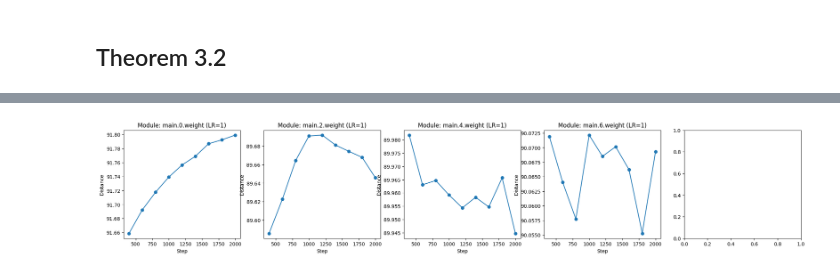
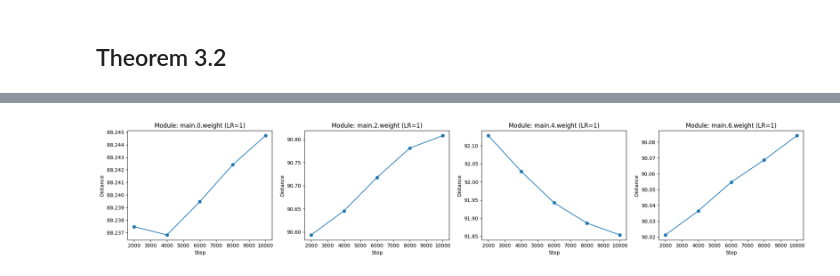
Before and after one commit to jkdxg8837/Diffusion_One, a Jupyter notebook: theorem_veri.ipynb, the cells around one changed output, grey strips where cells are left out. Drawn from its saved outputs; the diff is of its cells as text; code cells hidden in the pictures.

```diff
--- a/theorem_veri.ipynb
+++ b/theorem_veri.ipynb
@@ -104,10 +104,10 @@ def reinit_lora(model, gamma, named_grad):
         total=len(list(model.named_modules())),
     ):
 
-        if isinstance(module, LoraLayer):
+        if isinstance(module, LoraLayer) and "8" not in name:
             reinit_lora_modules(name, module, gamma, named_grad)
 
-    pass
+        pass
     return model
 # %% [output]
 Using gpu
@@ -212,46 +214,39 @@ KeyboardInterrupt:
 # %%
 from peft import LoraConfig, get_peft_model
 # checkpoint_steps = [1999,7999,13999,19999]
-vf = MLP(input_dim=2, time_dim=1, hidden_dim=hidden_dim).to(device)
+vf_lora_reinit = MLP(input_dim=2, time_dim=1, hidden_dim=hidden_dim).to(device)
 lora_config = LoraConfig(
     r=8,
     lora_alpha=16,
-    target_modules=["main.0", "main.2", "main.4", "main.6", "main.8"],  # target Linear layers in MLP
+    target_modules=["main.0", "main.2", "main.4", "main.6"],  # target Linear layers in MLP
     init_lora_weights="gaussian",
 )
-vf = get_peft_model(vf, lora_config)
-print(vf.state_dict()['base_model.model.main.8.lora_A.default.weight'].shape)
+vf_lora_reinit = get_peft_model(vf_lora_reinit, lora_config)
+# print(vf.state_dict()['base_model.model.main.8.lora_A.default.weight'].shape)
 
 gamma = 9
-with open(f'/home/u5649209/workspace/flow_matching/ckpts/raw_model_gradients/models_grads_step0.pkl', 'rb') as f:
+with open(f'/home/u5649209/workspace/flow_matching/ckpts/raw_model_gradients/models_grads_step19999.pkl', 'rb') as f:
     named_grad = pickle.load(f)
-_ = reinit_lora(vf, gamma, named_grad)
+_ = reinit_lora(vf_lora_reinit, gamma, named_grad)
+state_dict = vf_lora_reinit.state_dict()
 
-# print(vf.state_dict().keys())
-state_dict = vf.state_dict()
-layer_num  = [0, 2, 4, 6, 8]
 
-load_checkpoint = 0
-checkpoint_steps = [199 + i * 200 for i in range(1, 10)]
-with open(f'/home/u5649209/workspace/flow_matching/ckpts/raw_model_gradients/models_grads_step{load_checkpoint}.pkl', 'rb') as f:
-    raw_models_grads = pickle.load(f)
+layer_num  = [0, 2, 4, 6]
 
+# Select modules for comparison
 module_list = ["main.0.weight", "main.0.bias", "main.2.weight", "main.2.bias",
                    "main.4.weight", "main.4.bias", "main.6.weight", "main.6.bias",
-                   "main.8.weight", "main.8.bias"]
-# checkpoint_steps = [1999,7999,13999,19999]
-vf1 = MLP(input_dim=2, time_dim=1, hidden_dim=hidden_dim).to(device)
-if load_checkpoint!= 0:
-    state_dict_path = f'/home/u5649209/workspace/flow_matching/ckpts/raw_models/raw_model_{load_checkpoint}.pth'
-    state_dict = torch.load(state_dict_path, map_location=device)
-    vf1.load_state_dict(state_dict)
+                #    "main.8.weight", "main.8.bias"
+                ]
+checkpoint_steps = [1999, 3999, 5999, 7999, 9999]
+
+
 distance_module_dict = {}
 # Calculate distance between original weights + lora_weights & trained weights
 for ckpt in checkpoint_steps:
 
-    weight_path = f'/home/u5649209/workspace/flow_matching/ckpts/raw_models/raw_model_{ckpt}.pth'
-
-    original_weights = vf1.state_dict()
+    weight_path = f'/home/u5649209/workspace/flow_matching/ckpts/weights/full_model_{ckpt}.pth'
+    # Full model finetuned weights
     loaded_weights = torch.load(weight_path, map_location=device)
 
     learning_rate_list = [1e-5, 1e-4, 1e-3, 1e-2, 1e-1, 1, 10, 20]
@@ -260,27 +255,24 @@ for ckpt in checkpoint_steps:
         module = f'main.{layer_num[i]}.weight'
         if 'bias' in module:
             continue
-        weights = loaded_weights[module].to(device)
-        gradients = raw_models_grads[module].to(device)
-        for lr in learning_rate_list:
-            # Reset model weights
-            ori_module_weights= original_weights[module].to(device)
-            loraB_weights = state_dict[f'base_model.model.main.{layer_num[i]}.lora_B.default.weight']
-            loraA_weights = state_dict[f'base_model.model.main.{layer_num[i]}.lora_A.default.weight']
+        compared_weights = loaded_weights[module].to(device)
 
-            lora_combined_weights = loraB_weights @ loraA_weights
+        loraB_weights = state_dict[f'base_model.model.main.{layer_num[i]}.lora_B.default.weight']
+        loraA_weights = state_dict[f'base_model.model.main.{layer_num[i]}.lora_A.default.weight']
 
-            after_optimization_weights = ori_module_weights + lr * lora_combined_weights
-            # distance = torch.norm(after_optimization_weights - weights).item()
-            # distance = wasserstein_distance(after_optimization_weights.cpu().numpy().flatten(), weights.cpu().numpy().flatten())
-            dot_product = np.dot(after_optimization_weights.flatten().cpu().numpy(), weights.flatten().cpu().numpy())
-            norm_after = np.linalg.norm(after_optimization_weights.flatten().cpu().numpy())
-            norm_weights = np.linalg.norm(weights.flatten().cpu().numpy())
-            distance = np.arccos(np.clip(dot_product / (norm_after * norm_weights), -1.0, 1.0)) / np.pi * 180
-            # Print the step, module, learning rate, and distance
-            # print(f"Step: {step}, Module: {module}, LR: {lr}, Distance: {distance}")
-            print(f"Step: {ckpt}, Module: {module}, LR: {lr}, Distance: {distance}")
-            distance_module_dict[(ckpt, module, lr)] = distance
+        lora_combined_weights = loraB_weights @ loraA_weights
+
+
+        # distance = torch.norm(after_optimization_weights - weights).item()
+        # distance = wasserstein_distance(after_optimization_weights.cpu().numpy().flatten(), weights.cpu().numpy().flatten())
+        dot_product = np.dot(compared_weights.flatten().cpu().numpy(), lora_combined_weights.flatten().cpu().numpy())
+        norm_after = np.linalg.norm(compared_weights.flatten().cpu().numpy())
+        norm_weights = np.linalg.norm(lora_combined_weights.flatten().cpu().numpy())
+        distance = np.arccos(np.clip(dot_product / (norm_after * norm_weights), -1.0, 1.0)) / np.pi * 180
+        # Print the step, module, learning rate, and distance
+        # print(f"Step: {step}, Module: {module}, LR: {lr}, Distance: {distance}")
+        print(f"Step: {ckpt}, Module: {module}, LR: {lr}, Distance: {distance}")
+        distance_module_dict[(ckpt, module, 1)] = distance
 
 # Plot distance vs step for learning rate = 1
 lr_fixed = 1
@@ -297,6 +289,6 @@ for idx, module in enumerate(modules):
     axs[idx].set_title(f"Module: {module} (LR={lr_fixed})")
 print(distance_module_dict[(1999, 'main.0.weight', 1)])
 plt.tight_layout()
-plt.savefig("distance_vs_step_lr1.png")
+
 plt.show()
 # %% [output]
@@ -339 +312 @@ KeyError: (399, 'main.8.weight', 1)
-[figure, old version]
+[figure, new version]
```
Also changed, not shown: parts of 5 cells of this notebook, 7 other files.
